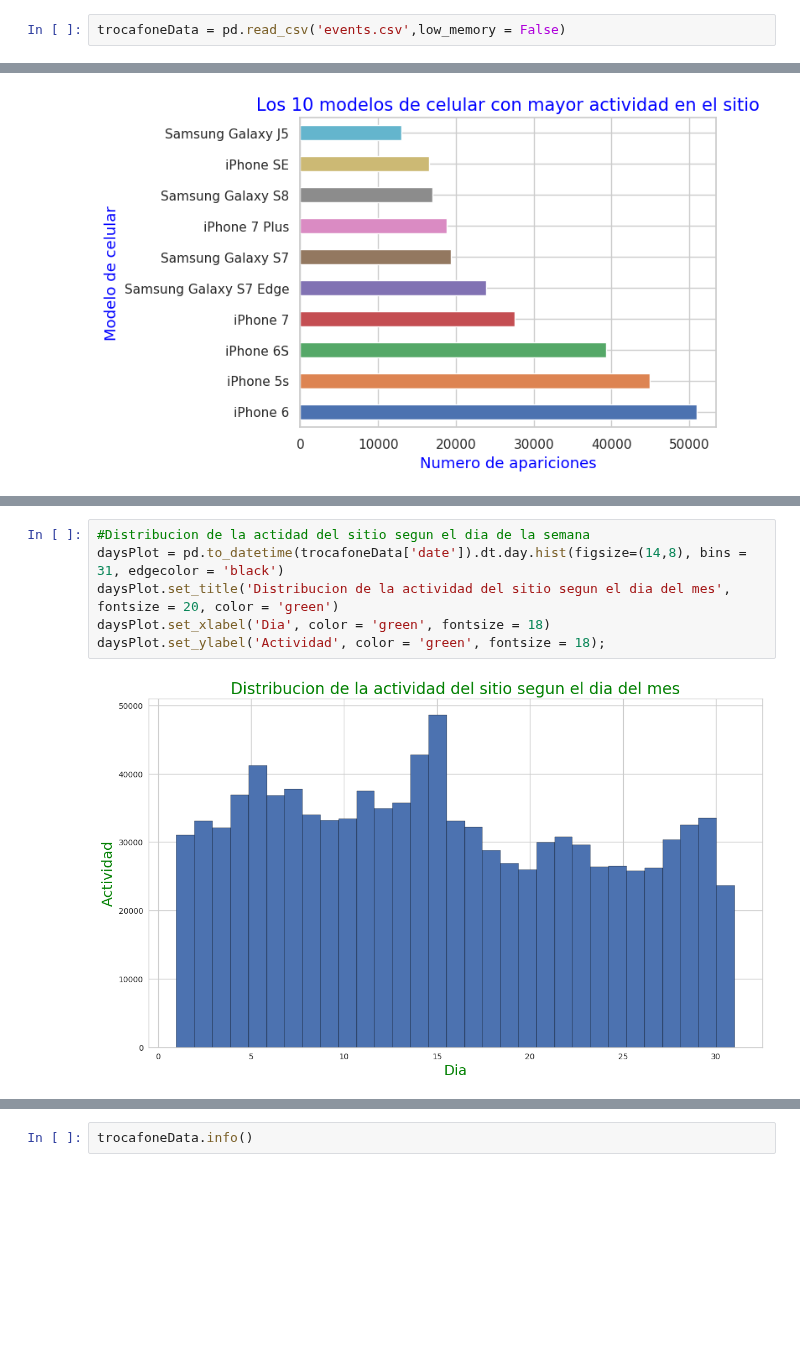
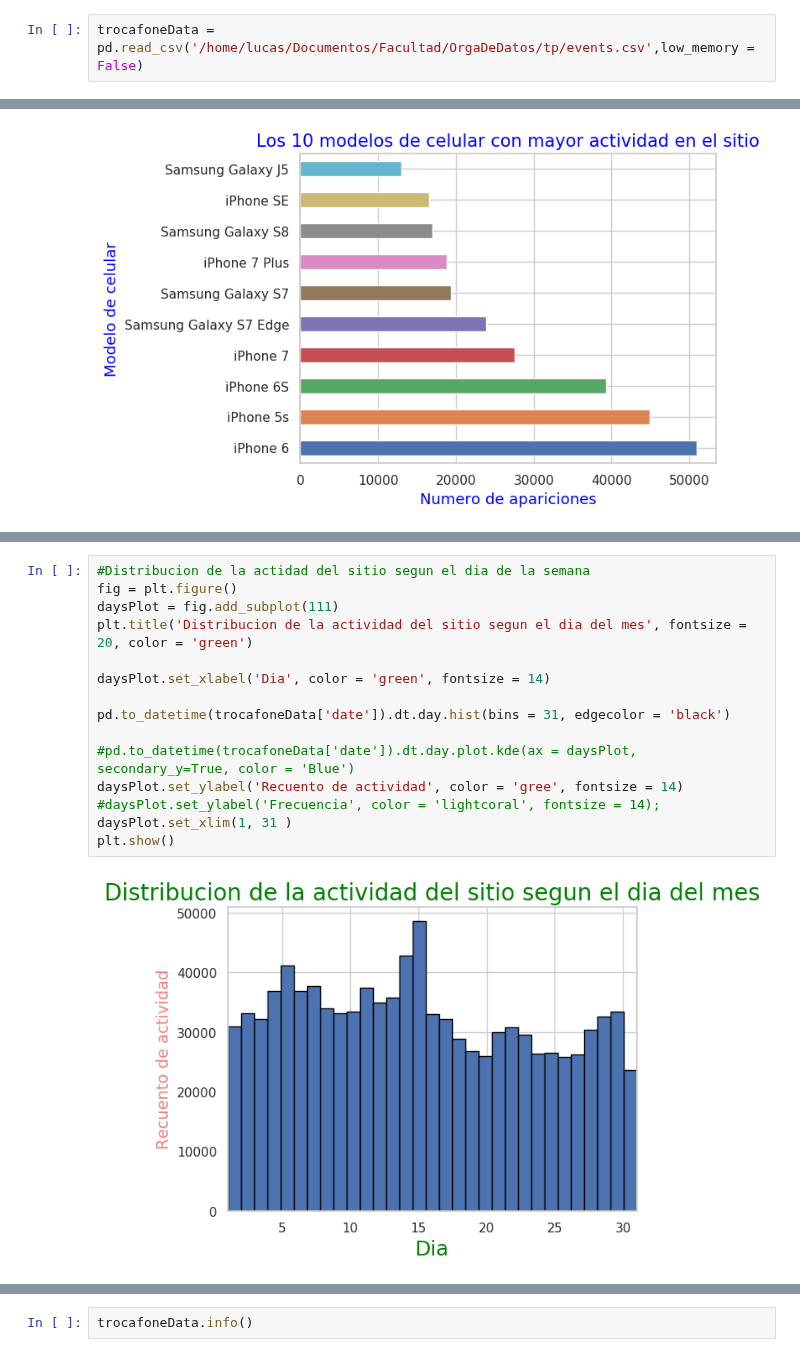
Before and after one commit to Blaz77/DatosReloaded, a Jupyter notebook: TP1/Exploracion_Trocafone.ipynb, the cells around one changed output, grey strips where cells are left out. Drawn from its saved outputs; the diff is of its cells as text; blank space fills up the shorter version.

```diff
--- a/TP1/Exploracion_Trocafone.ipynb
+++ b/TP1/Exploracion_Trocafone.ipynb
@@ -11,7 +11,7 @@ plt.style.use('default')
 
 sbn.set(style="whitegrid")
 # %%
-trocafoneData = pd.read_csv('events.csv',low_memory = False)
+trocafoneData = pd.read_csv('/home/lucas/Documentos/Facultad/OrgaDeDatos/tp/events.csv',low_memory = False)
 # %%
 trocafoneData.head()
 # %% [output]
@@ -187,11 +187,20 @@ monthPlot.set_ylabel('Actividad', color = 'green', fontsize = 13);
 # %%
 #Distribucion de la actidad del sitio segun el dia de la semana
-daysPlot = pd.to_datetime(trocafoneData['date']).dt.day.hist(figsize=(14,8), bins = 31, edgecolor = 'black')
-daysPlot.set_title('Distribucion de la actividad del sitio segun el dia del mes', fontsize = 20, color = 'green')
-daysPlot.set_xlabel('Dia', color = 'green', fontsize = 18)
-daysPlot.set_ylabel('Actividad', color = 'green', fontsize = 18);
+fig = plt.figure()
+daysPlot = fig.add_subplot(111)
+plt.title('Distribucion de la actividad del sitio segun el dia del mes', fontsize = 20, color = 'green')
+
+daysPlot.set_xlabel('Dia', color = 'green', fontsize = 14)
+
+pd.to_datetime(trocafoneData['date']).dt.day.hist(bins = 31, edgecolor = 'black')
+
+#pd.to_datetime(trocafoneData['date']).dt.day.plot.kde(ax = daysPlot, secondary_y=True, color = 'Blue')
+daysPlot.set_ylabel('Recuento de actividad', color = 'gree', fontsize = 14)
+#daysPlot.set_ylabel('Frecuencia', color = 'lightcoral', fontsize = 14);
+daysPlot.set_xlim(1, 31 )
+plt.show()
 # %% [output]
-[figure, old version]
+[figure, new version]
 # %%
 #Distribucion de la actidad del sitio segun la hora del dia
 hoursPlot = pd.to_datetime(trocafoneData['timestamp']).dt.hour.hist(figsize=(14,8), bins = 24, edgecolor = 'black')
```
Also changed, not shown: parts of 8 cells of this notebook.
